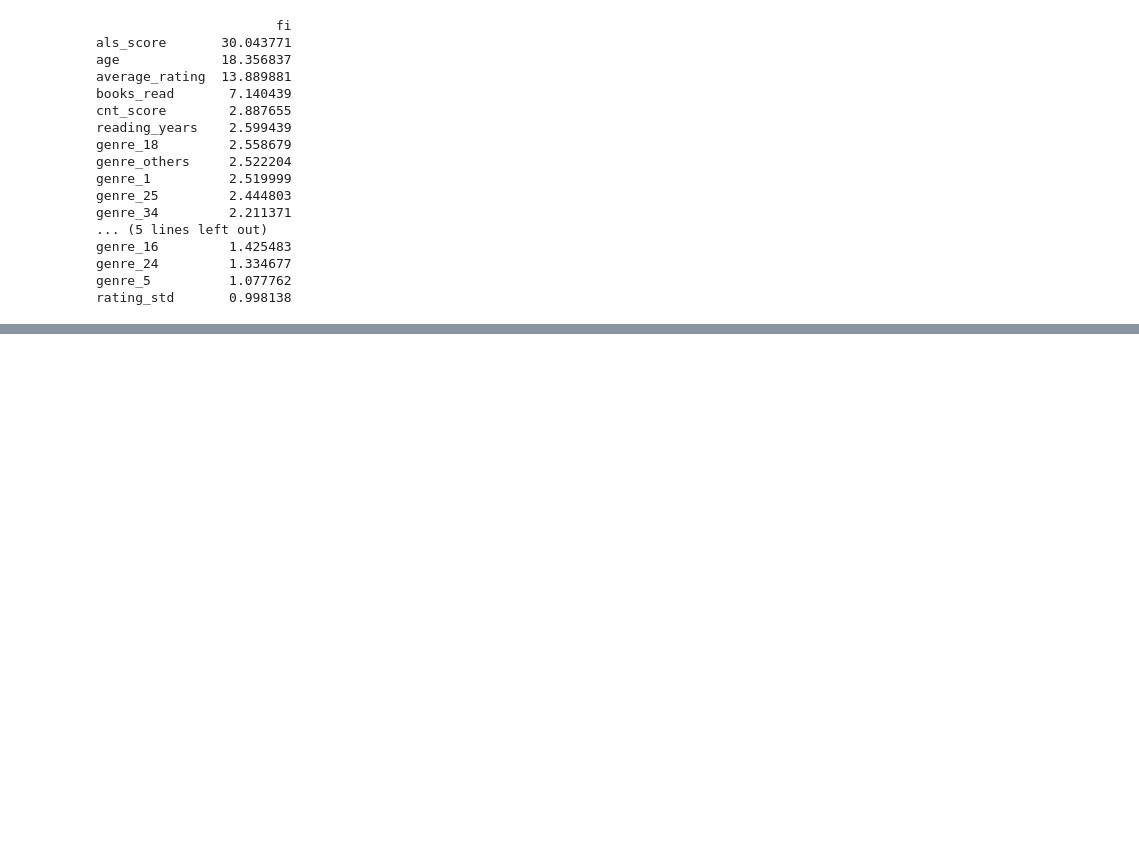
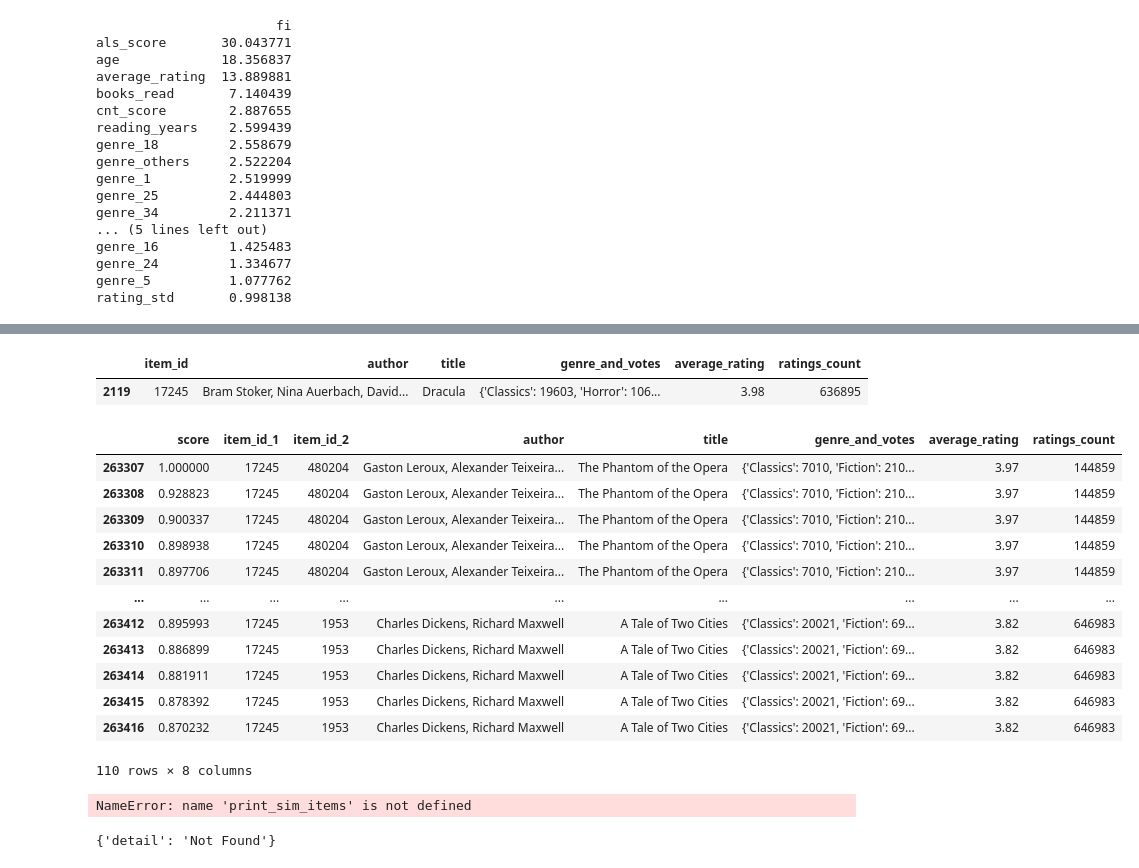
Before and after one commit to NikoMelnikov/mle-recsys-start, a Jupyter notebook: main_offline.ipynb, the cells around one changed output, grey strips where cells are left out. Saved outputs shown, nothing was run; the diff lists cells and outputs as text; code cells hidden in the pictures; blank space fills up the shorter version.

```diff
--- a/main_offline.ipynb
+++ b/main_offline.ipynb
@@ -1689,0 +1624,22 @@ rating_std       0.998138
+# %%
+print_sim_items(17245, similar_items)
+# %% [output]
+|  | item_id | author | title | genre_and_votes | average_rating | ratings_count |
+| 2119 | 17245 | Bram Stoker, Nina Auerbach, David... | Dracula | {'Classics': 19603, 'Horror': 106... | 3.98 | 636895 |
+|  | score | item_id_1 | item_id_2 | author | title | genre_and_votes | average_rating | ratings_count |
+| 263307 | 1.000000 | 17245 | 480204 | Gaston Leroux, Alexander Teixeira... | The Phantom of the Opera | {'Classics': 7010, 'Fiction': 210... | 3.97 | 144859 |
+| 263308 | 0.928823 | 17245 | 480204 | Gaston Leroux, Alexander Teixeira... | The Phantom of the Opera | {'Classics': 7010, 'Fiction': 210... | 3.97 | 144859 |
+| 263309 | 0.900337 | 17245 | 480204 | Gaston Leroux, Alexander Teixeira... | The Phantom of the Opera | {'Classics': 7010, 'Fiction': 210... | 3.97 | 144859 |
+| 263310 | 0.898938 | 17245 | 480204 | Gaston Leroux, Alexander Teixeira... | The Phantom of the Opera | {'Classics': 7010, 'Fiction': 210... | 3.97 | 144859 |
+| 263311 | 0.897706 | 17245 | 480204 | Gaston Leroux, Alexander Teixeira... | The Phantom of the Opera | {'Classics': 7010, 'Fiction': 210... | 3.97 | 144859 |
+| ... | ... | ... | ... | ... | ... | ... | ... | ... |
+| 263412 | 0.895993 | 17245 | 1953 | Charles Dickens, Richard Maxwell | A Tale of Two Cities | {'Classics': 20021, 'Fiction': 69... | 3.82 | 646983 |
+| 263413 | 0.886899 | 17245 | 1953 | Charles Dickens, Richard Maxwell | A Tale of Two Cities | {'Classics': 20021, 'Fiction': 69... | 3.82 | 646983 |
+| 263414 | 0.881911 | 17245 | 1953 | Charles Dickens, Richard Maxwell | A Tale of Two Cities | {'Classics': 20021, 'Fiction': 69... | 3.82 | 646983 |
+| 263415 | 0.878392 | 17245 | 1953 | Charles Dickens, Richard Maxwell | A Tale of Two Cities | {'Classics': 20021, 'Fiction': 69... | 3.82 | 646983 |
+| 263416 | 0.870232 | 17245 | 1953 | Charles Dickens, Richard Maxwell | A Tale of Two Cities | {'Classics': 20021, 'Fiction': 69... | 3.82 | 646983 |
+110 rows × 8 columns
+# %%
+print_sim_items(17245, similar_items)
+# %% [output]
+NameError: name 'print_sim_items' is not defined
@@ -1689,0 +1741,10 @@ rating_std       0.998138
+# %%
+headers = {'Content-type': 'application/json', 'Accept': 'text/plain'}
+params = {"user_id": 1291248, 'k': 3}
+
+resp = requests.post(recommendations_url + "/recommendations_online", headers=headers, params=params)
+online_recs = resp.json()
+
+print(online_recs)
+# %% [output]
+{'detail': 'Not Found'}
```
Also changed, not shown: parts of 78 cells of this notebook, 3 other files.
